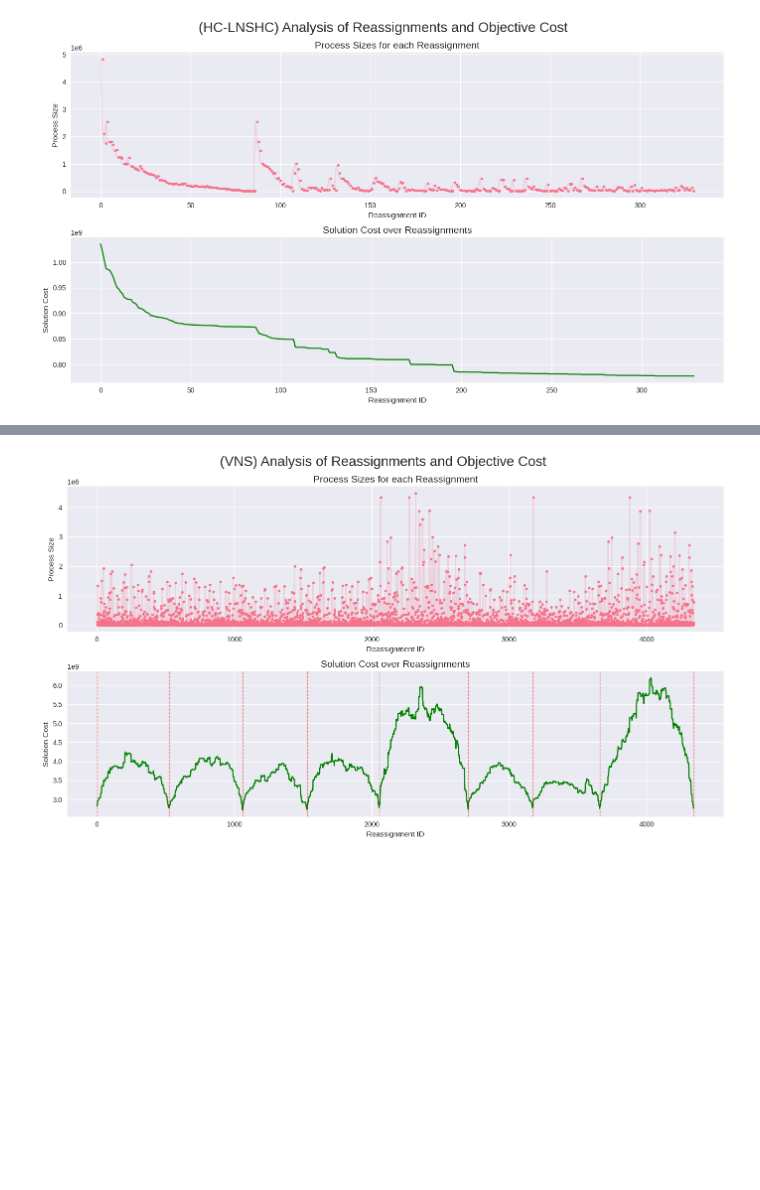
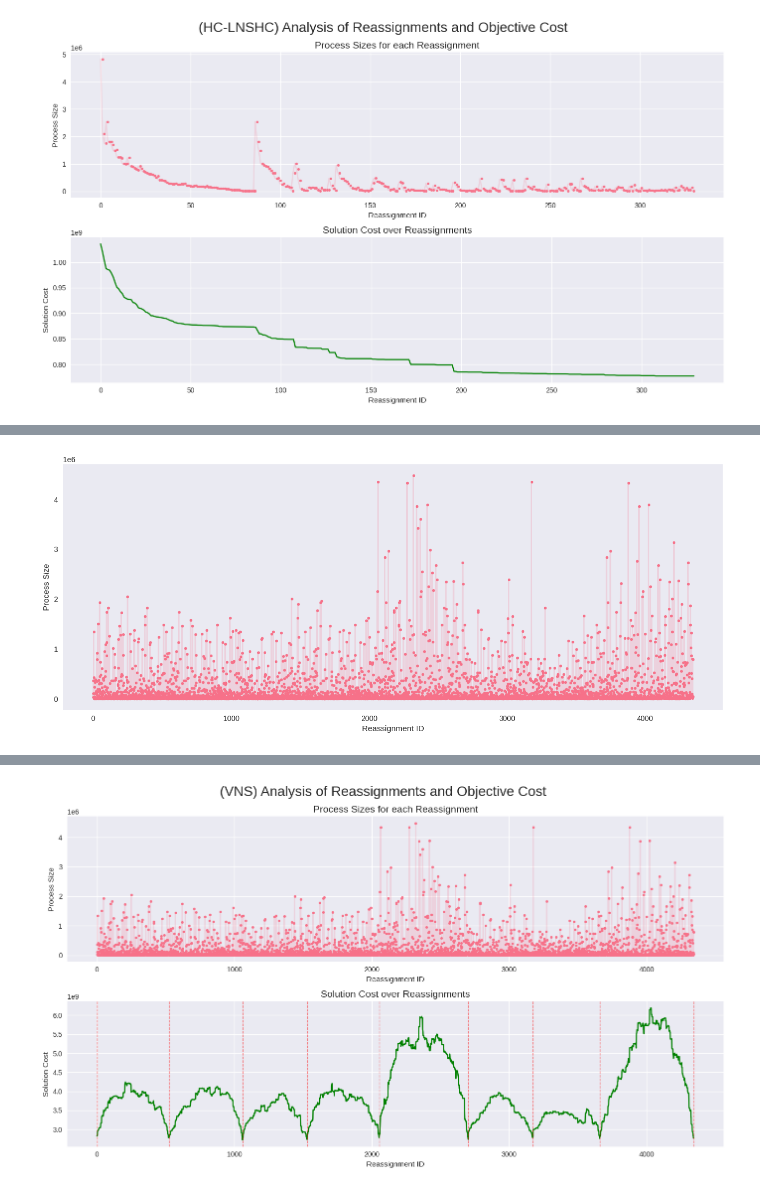
Before and after one commit to circleorange/mrp-approach-analysis, a Jupyter notebook: analysis/0_all_algorithms_general_analysis.ipynb, the cells around one changed output, grey strips where cells are left out. Saved outputs shown, nothing was run; the diff lists cells and outputs as text; code cells hidden in the pictures; blank space fills up the shorter version.

```diff
--- a/analysis/0_all_algorithms_general_analysis.ipynb
+++ b/analysis/0_all_algorithms_general_analysis.ipynb
@@ -298,0 +317,4 @@ plt.tight_layout()
+# %%
+plot_reassignments(vns_reassignments_df, save_file="vns_reassignments")
+# %% [output]
+[figure, added]
```
Also changed, not shown: parts of 4 cells of this notebook, 51 other files.
